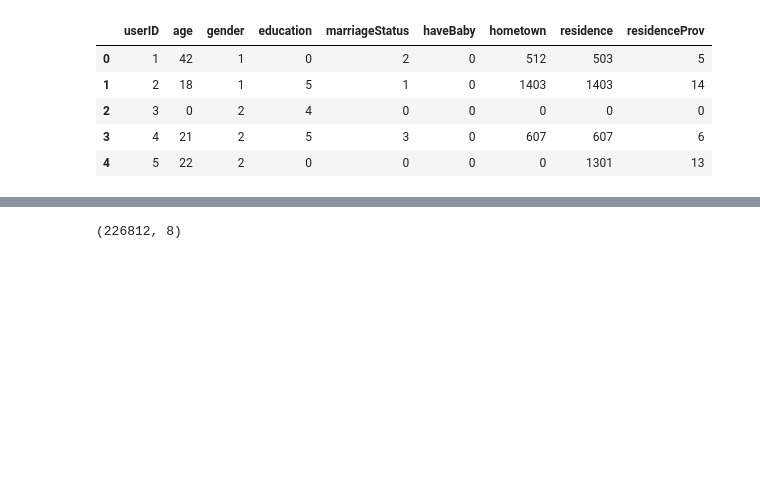
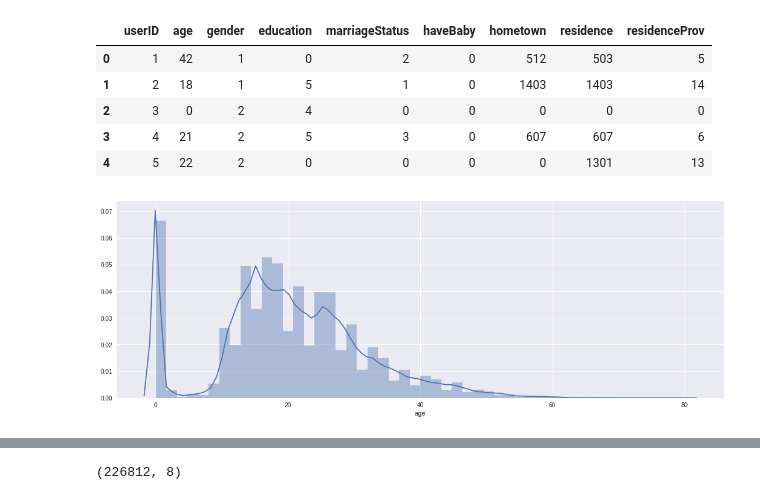
Before and after one commit to hadoop73/Tpai, a Jupyter notebook: features/user.ipynb, the cells around one changed output, grey strips where cells are left out. Drawn from its saved outputs; the diff is of its cells as text; code cells hidden in the pictures; blank space fills up the shorter version.

```diff
--- a/features/user.ipynb
+++ b/features/user.ipynb
@@ -23,3 +23,9 @@ user.head()
 | 2 | 3 | 0 | 2 | 4 | 0 | 0 | 0 | 0 | 0 |
 | 3 | 4 | 21 | 2 | 5 | 3 | 0 | 607 | 607 | 6 |
 | 4 | 5 | 22 | 2 | 0 | 0 | 0 | 0 | 1301 | 13 |
+# %%
+plt.figure(figsize=(18,6))
+sns.distplot(user['age'])
+plt.show()
+# %% [output]
+[figure, added]
```
Also changed, not shown: parts of 2 cells of this notebook, 32 other files.
